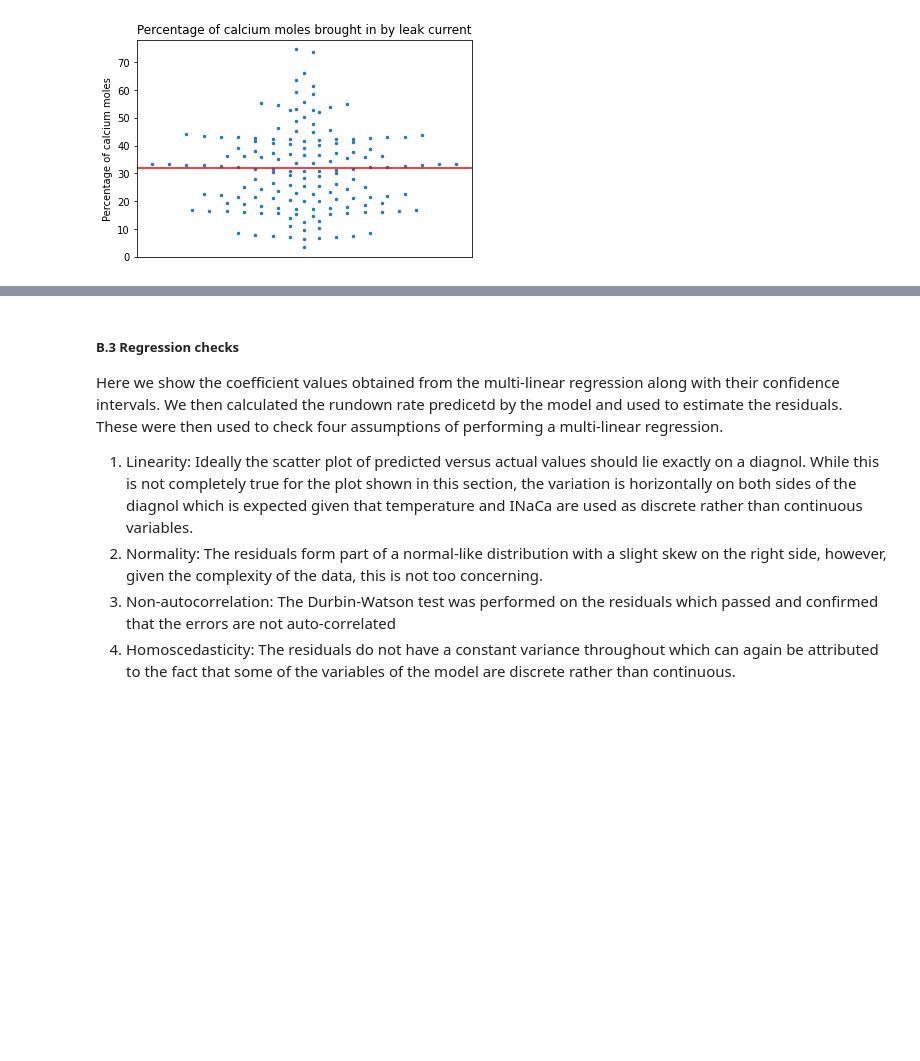
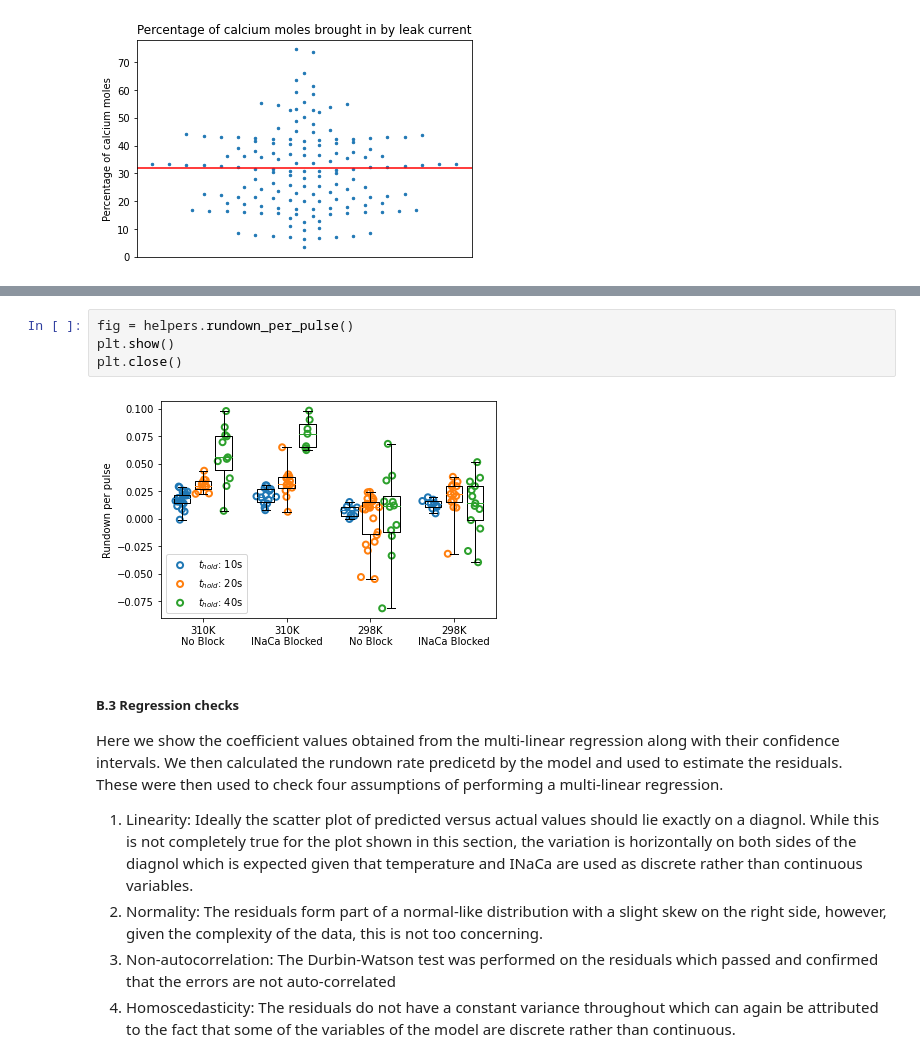
Before and after one commit to CardiacModelling/L-type-Ca-rundown-experiments, a Jupyter notebook: ExtendedData.ipynb, the cells around one changed output, grey strips where cells are left out. Saved outputs shown, nothing was run; the diff lists cells and outputs as text; blank space fills up the shorter version.

Commit message:
new voltage clamp plot, bugs fixed for timeplot

```diff
--- a/ExtendedData.ipynb
+++ b/ExtendedData.ipynb
@@ -184,3 +188,9 @@ On an average, 32% of the calcium moles are brought in by the leak current (mark
+# %%
+fig = helpers.rundown_per_pulse()
+plt.show()
+plt.close()
+# %% [output]
+[figure, added]
 # %% [markdown]
 ##### B.3 Regression checks
 
```
Also changed, not shown: parts of 2 cells of this notebook, 18 other files.
